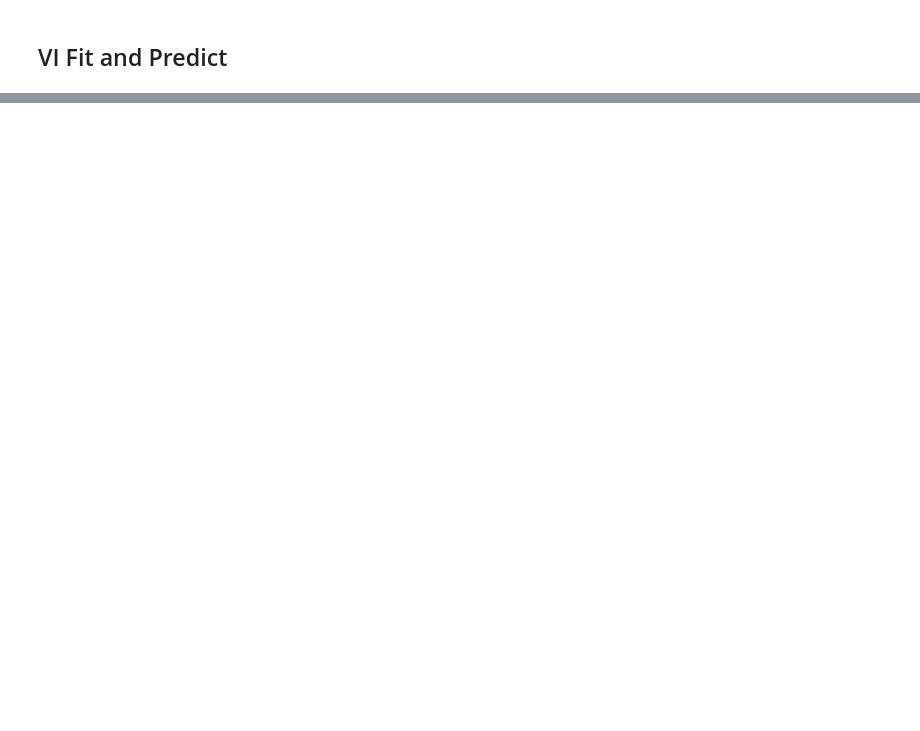
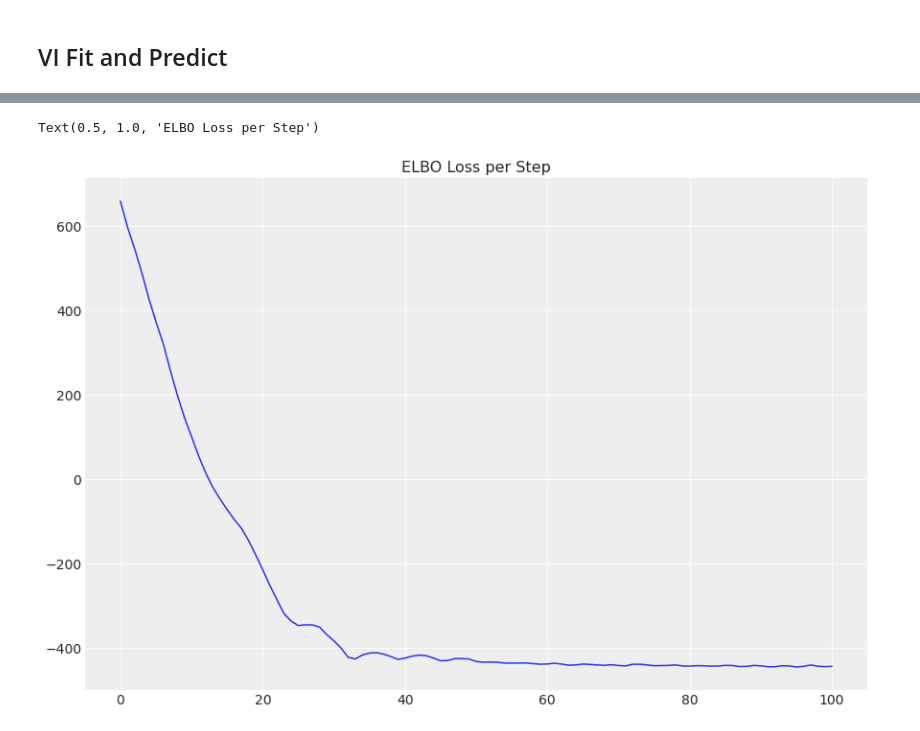
Before and after one commit to uber/orbit, a Jupyter notebook: docs/tutorials/pyro_basic.ipynb, the cells around one changed output, grey strips where cells are left out. Saved outputs shown, nothing was run; the diff lists cells and outputs as text; code cells hidden in the pictures; blank space fills up the shorter version.

```diff
--- a/docs/tutorials/pyro_basic.ipynb
+++ b/docs/tutorials/pyro_basic.ipynb
@@ -87,0 +79,10 @@ _ = plot_predicted_data(training_actual_df=train_df, predicted_df=predicted_df,
+# %%
+loss_elbo = lgt_vi.get_training_metrics()['loss_elbo']
+# %%
+steps = np.arange(len(loss_elbo))
+plt.subplots(1, 1, figsize=(12, 8))
+plt.plot(steps, loss_elbo)
+plt.title('ELBO Loss per Step')
+# %% [output]
+Text(0.5, 1.0, 'ELBO Loss per Step')
+[figure, added]
```
Also changed, not shown: parts of 12 cells of this notebook, 10 other files.
